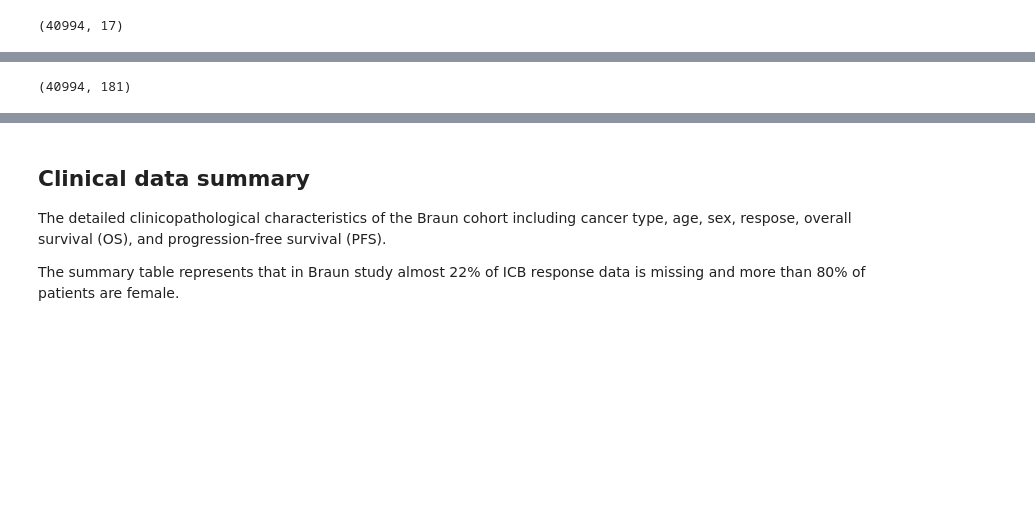
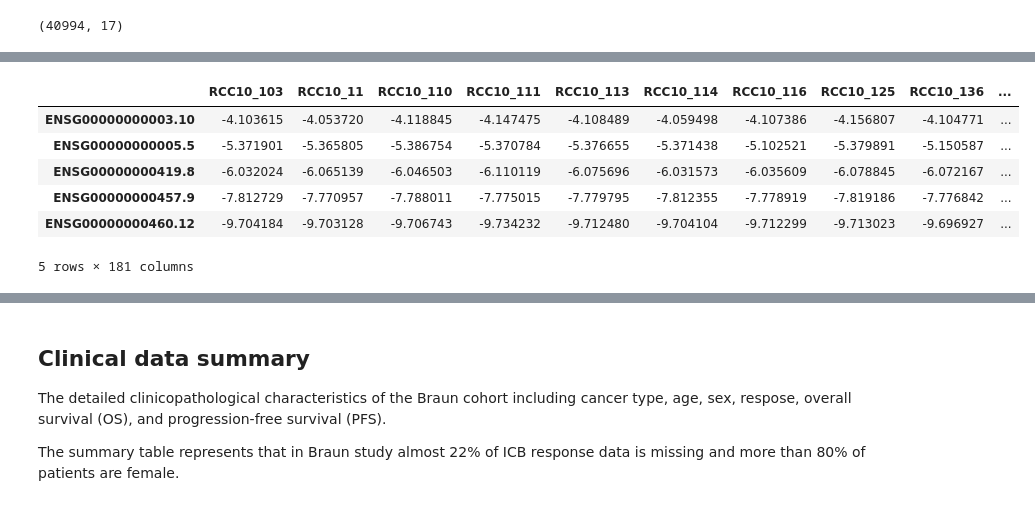
Before and after one commit to bhklab/icb_data_exploration_and_analysis, a Jupyter notebook: Code/Preliminary/Python/Preliminary-Analyses.ipynb, the cells around one changed output, grey strips where cells are left out. Cells and saved outputs as stored; diff of their text form; code cells hidden in the pictures; blank space fills up the shorter version.

```diff
--- a/Code/Preliminary/Python/Preliminary-Analyses.ipynb
+++ b/Code/Preliminary/Python/Preliminary-Analyses.ipynb
@@ -78,8 +79,17 @@ dat_exp.head()
 5 rows × 181 columns
 # %%
-dat_exp.shape
+#dat_exp.shape
+
+dat_exp = dat_exp.sort_index(axis=1)
+dat_exp.head()
 # %% [output]
+|  | RCC10_103 | RCC10_11 | RCC10_110 | RCC10_111 | RCC10_113 | RCC10_114 | RCC10_116 | RCC10_125 | RCC10_136 | ... |
+| ENSG00000000003.10 | -4.103615 | -4.053720 | -4.118845 | -4.147475 | -4.108489 | -4.059498 | -4.107386 | -4.156807 | -4.104771 | ... |
+| ENSG00000000005.5 | -5.371901 | -5.365805 | -5.386754 | -5.370784 | -5.376655 | -5.371438 | -5.102521 | -5.379891 | -5.150587 | ... |
+| ENSG00000000419.8 | -6.032024 | -6.065139 | -6.046503 | -6.110119 | -6.075696 | -6.031573 | -6.035609 | -6.078845 | -6.072167 | ... |
+| ENSG00000000457.9 | -7.812729 | -7.770957 | -7.788011 | -7.775015 | -7.779795 | -7.812355 | -7.778919 | -7.819186 | -7.776842 | ... |
+| ENSG00000000460.12 | -9.704184 | -9.703128 | -9.706743 | -9.734232 | -9.712480 | -9.704104 | -9.712299 | -9.713023 | -9.696927 | ... |
-(40994, 181)
+5 rows × 181 columns
 # %%
 # Get the subset of data with both clinical and expression data.
 
```
Also changed, not shown: parts of 13 cells of this notebook, 1 other file.
